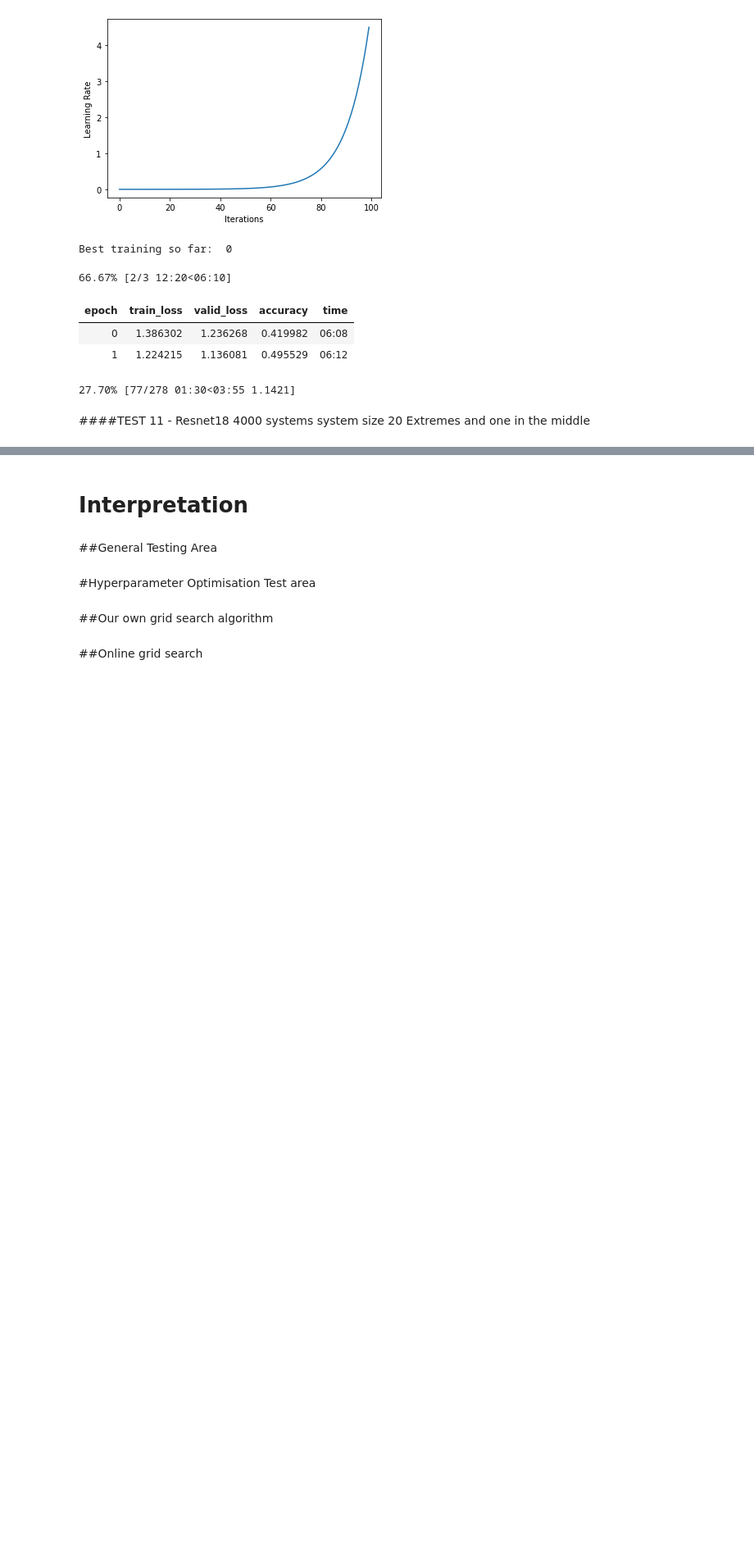
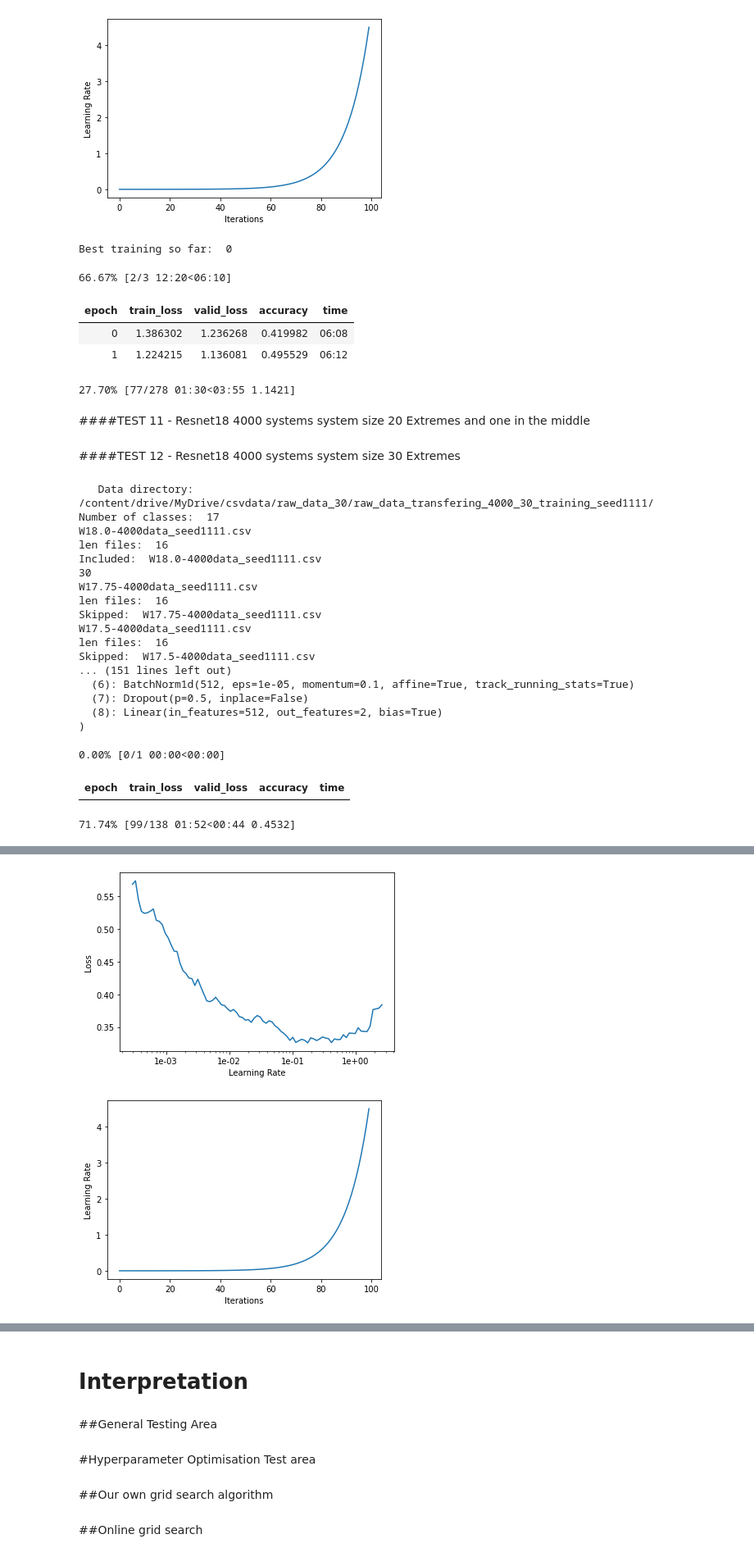
Before and after one commit to XateroX/MachineLearning-3DAnderson, a Jupyter notebook: GColab_AM_Train_3D_FastAI.ipynb, the cells around one changed output, grey strips where cells are left out. Shown at 82% size. Cells and saved outputs as stored; diff of their text form; code cells hidden in the pictures; blank space fills up the shorter version.

```diff
--- a/GColab_AM_Train_3D_FastAI.ipynb
+++ b/GColab_AM_Train_3D_FastAI.ipynb
@@ -341,6 +356,17 @@ def prepare_datasets(folder,d_type,seed,size, batch_size=1, binning=False,bin_si
       else:
         print(class_file)
 
+      if extr:
+        print("len files: ", len(files)-1)
+        if class_val==0 or class_val==(len(files)-1):
+          print("Included: ", class_file)
+          pass
+        else:
+          print("Skipped: ", class_file)
+          class_val+=1
+          continue
+
+
       tensors_training.append([])
       tensors_validation.append([])
       tensors_testing.append([])
@@ -357,6 +383,9 @@ def prepare_datasets(folder,d_type,seed,size, batch_size=1, binning=False,bin_si
         """
         ThreeD_array = make_3D_structure(to_list(df[str(i)]),size)
         system = torch.tensor(ThreeD_array)
+
+        if i==12:
+          print(len(system))
 
         ran_numb = random.random()
         if ran_numb >= 1 - training_fraction:
@@ -562,6 +591,8 @@ def prepare_datasets(folder,d_type,seed,size, batch_size=1, binning=False,bin_si
 ##Create CnnLearner
 # %%
 def create_learner(folder,d_type,seed,size=20, show_model=False, batch_size=1, binning=False,bin_size=1, skip_amount=0, opt=optim.Adam, save=True, extr=False, model=models.resnet18, model_str='resnet18', inc_spec_features=[]):
+  if size!=20:
+    folder = folder+str(size)+'_'
 
   databunch = prepare_datasets(str('raw_data_' + str(size) + '/' + folder), d_type, seed, size, binning=binning, batch_size=batch_size, bin_size=bin_size, skip_amount=skip_amount, extr=extr, inc_spec_features=inc_spec_features)
   global learn
@@ -574,11 +605,11 @@ def create_learner(folder,d_type,seed,size=20, show_model=False, batch_size=1, b
   twod_or_threed = 'CONV2D-'
   c_model = twod_or_threed+c_model+metric+loss+optimizer+"**TrainingWithTwoMiddle**"
 
-  #learn.model[0][0] = nn.Conv2d(size, 64, kernel_size=(3, 3), stride=(1, 1), padding=(0, 0), bias=False)
-  #learn.model[1][8] = nn.Linear(in_features=512, out_features=n_labels, bias=True)
+  learn.model[0][0] = nn.Conv2d(size, 64, kernel_size=(3, 3), stride=(1, 1), padding=(0, 0), bias=False)
+  learn.model[1][8] = nn.Linear(in_features=512, out_features=n_labels, bias=True)
 
-  learn.model = nn.Sequential(*list(children(learn.model)))[:-1]
-  learn.model = nn.Sequential(*list(children(learn.model[0])))[:-8]
+  #learn.model = nn.Sequential(*list(children(learn.model)))[:-1]
+  #learn.model = nn.Sequential(*list(children(learn.model[0])))[:-8]
 
   #nn.Sequential.children.append()
 
@@ -1389 +1424,32 @@ create_learner(folder, d_type, seed, sys_size, extr=False, batch_size=120, model
 results = train_max_epochs(30,lr=0.2, epoch_chunk=3, csv_name="TEST 9 Results")
+# %% [markdown]
+####TEST 12 - Resnet18 4000 systems system size 30 Extremes
+# %%
+     #TEST 12 - Resnet18 4000 systems size 30 def hyperparameters Extreme
+folder   = 'raw_data_transfering_4000_'
+d_type   = d_type_opt[0]
+seed     = str(1111)
+sys_size = 30
+
+create_learner(folder, d_type, seed, sys_size, extr=True, batch_size=120, model=models.resnet18, model_str='resnet18')
+# %% [output]
+   Data directory:  /content/drive/MyDrive/csvdata/raw_data_30/raw_data_transfering_4000_30_training_seed1111/
+Number of classes:  17
+W18.0-4000data_seed1111.csv
+len files:  16
+Included:  W18.0-4000data_seed1111.csv
+30
+W17.75-4000data_seed1111.csv
+len files:  16
+Skipped:  W17.75-4000data_seed1111.csv
+W17.5-4000data_seed1111.csv
+len files:  16
+Skipped:  W17.5-4000data_seed1111.csv
+... (151 lines left out)
+  (6): BatchNorm1d(512, eps=1e-05, momentum=0.1, affine=True, track_running_stats=True)
+  (7): Dropout(p=0.5, inplace=False)
+  (8): Linear(in_features=512, out_features=2, bias=True)
+)
+0.00% [0/1 00:00<00:00]
+| epoch | train_loss | valid_loss | accuracy | time |
+71.74% [99/138 01:52<00:44 0.4532]
@@ -1389,0 +1458,2 @@ results = train_max_epochs(30,lr=0.2, epoch_chunk=3, csv_name="TEST 9 Results")
+[figure, added]
+[figure, added]
```
Also changed, not shown: parts of 8 cells of this notebook.
